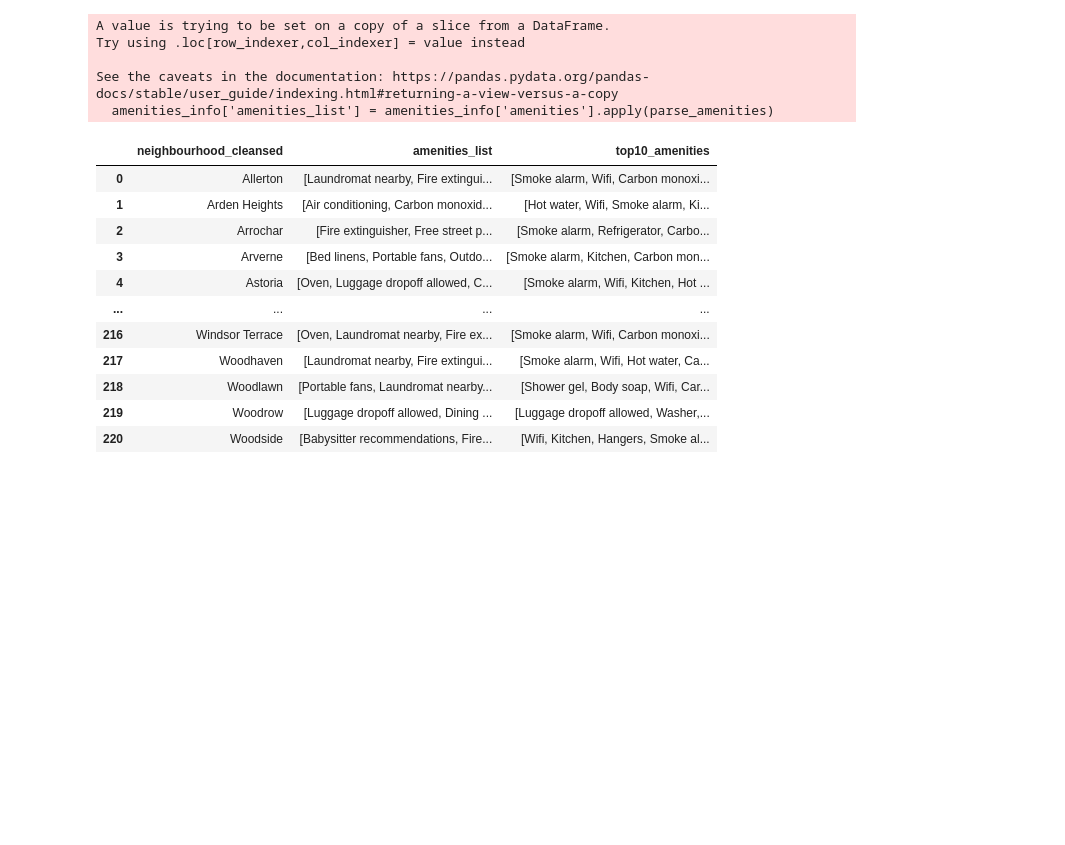
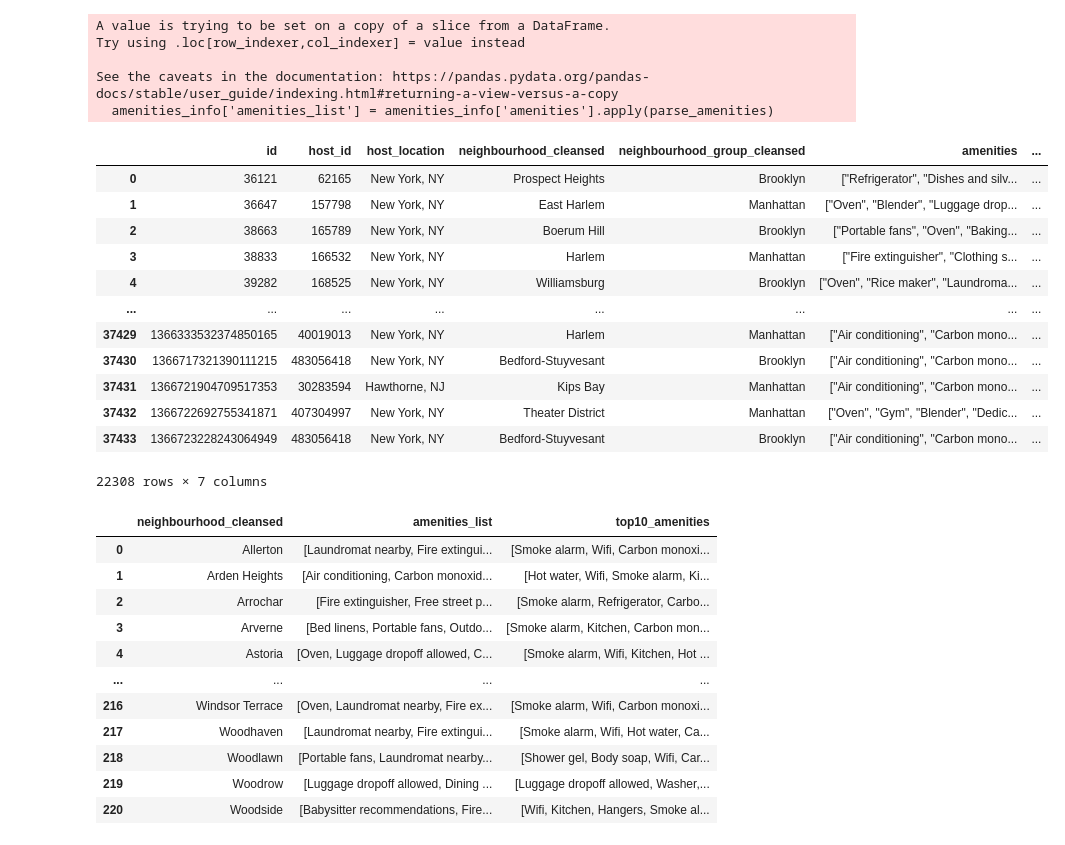
Before and after one commit to jiwon512/advanced_project, a Jupyter notebook: jiwon_project/locetc.ipynb, the cells around one changed output. Saved outputs shown, nothing was run; the diff lists cells and outputs as text; code cells hidden in the pictures; blank space fills up the shorter version.

```diff
--- a/jiwon_project/locetc.ipynb
+++ b/jiwon_project/locetc.ipynb
@@ -315,4 +304,20 @@ Try using .loc[row_indexer,col_indexer] = value instead
 
 See the caveats in the documentation: https://pandas.pydata.org/pandas-docs/stable/user_guide/indexing.html#returning-a-view-versus-a-copy
   amenities_info['amenities_list'] = amenities_info['amenities'].apply(parse_amenities)
+# %%
+amenities_info
+# %% [output]
+|  | id | host_id | host_location | neighbourhood_cleansed | neighbourhood_group_cleansed | amenities | ... |
+| 0 | 36121 | 62165 | New York, NY | Prospect Heights | Brooklyn | ["Refrigerator", "Dishes and silv... | ... |
+| 1 | 36647 | 157798 | New York, NY | East Harlem | Manhattan | ["Oven", "Blender", "Luggage drop... | ... |
+| 2 | 38663 | 165789 | New York, NY | Boerum Hill | Brooklyn | ["Portable fans", "Oven", "Baking... | ... |
+| 3 | 38833 | 166532 | New York, NY | Harlem | Manhattan | ["Fire extinguisher", "Clothing s... | ... |
+| 4 | 39282 | 168525 | New York, NY | Williamsburg | Brooklyn | ["Oven", "Rice maker", "Laundroma... | ... |
+| ... | ... | ... | ... | ... | ... | ... | ... |
+| 37429 | 1366333532374850165 | 40019013 | New York, NY | Harlem | Manhattan | ["Air conditioning", "Carbon mono... | ... |
+| 37430 | 1366717321390111215 | 483056418 | New York, NY | Bedford-Stuyvesant | Brooklyn | ["Air conditioning", "Carbon mono... | ... |
+| 37431 | 1366721904709517353 | 30283594 | Hawthorne, NJ | Kips Bay | Manhattan | ["Air conditioning", "Carbon mono... | ... |
+| 37432 | 1366722692755341871 | 407304997 | New York, NY | Theater District | Manhattan | ["Oven", "Gym", "Blender", "Dedic... | ... |
+| 37433 | 1366723228243064949 | 483056418 | New York, NY | Bedford-Stuyvesant | Brooklyn | ["Air conditioning", "Carbon mono... | ... |
+22308 rows × 7 columns
 # %%
```
Also changed, not shown: parts of 15 cells of this notebook.
